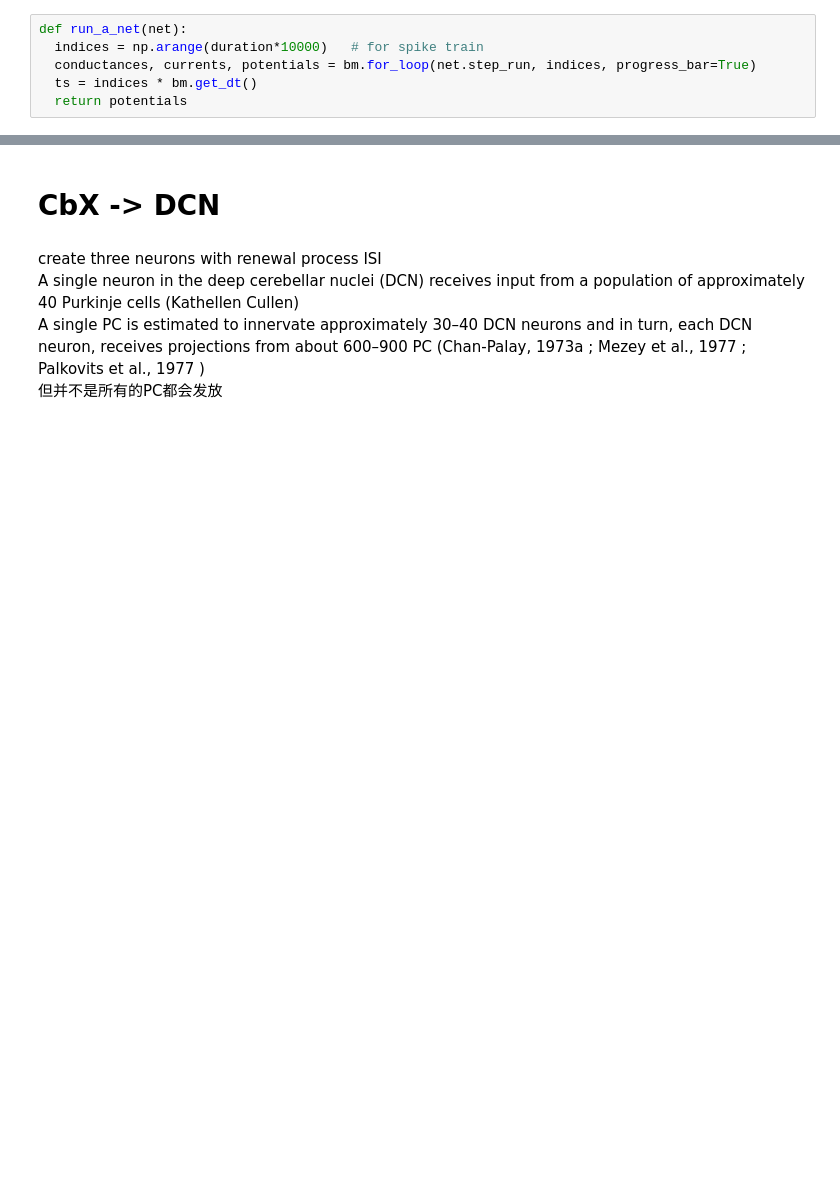
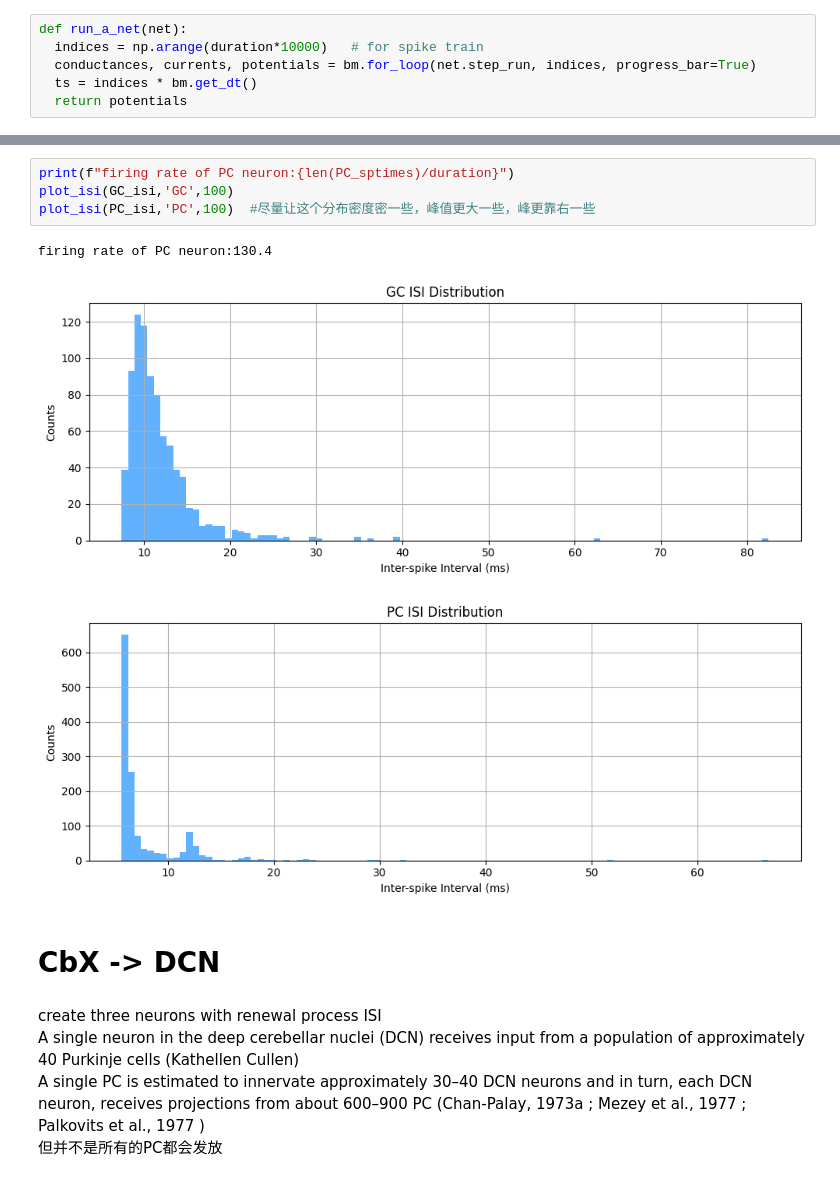
Before and after one commit to logic-uni/ET_data_analysis, a Jupyter notebook: Modeling/VN_CbX_DCN_brainpy.ipynb, the cells around one changed output, grey strips where cells are left out. Cells and saved outputs as stored; diff of their text form; blank space fills up the shorter version.

```diff
--- a/Modeling/VN_CbX_DCN_brainpy.ipynb
+++ b/Modeling/VN_CbX_DCN_brainpy.ipynb
@@ -208,3 +350,11 @@ plot_isi(CbX_isi,'output',100)  #尽量让这个分布密度密一些，峰值
+# %%
+print(f"firing rate of PC neuron:{len(PC_sptimes)/duration}")
+plot_isi(GC_isi,'GC',100)
+plot_isi(PC_isi,'PC',100)  #尽量让这个分布密度密一些，峰值更大一些，峰更靠右一些
+# %% [output]
+firing rate of PC neuron:130.4
+[figure, added]
+[figure, added]
 # %% [markdown]
 # CbX -> DCN
 # %% [markdown]
```
Also changed, not shown: parts of 48 cells of this notebook, 2 other files.
